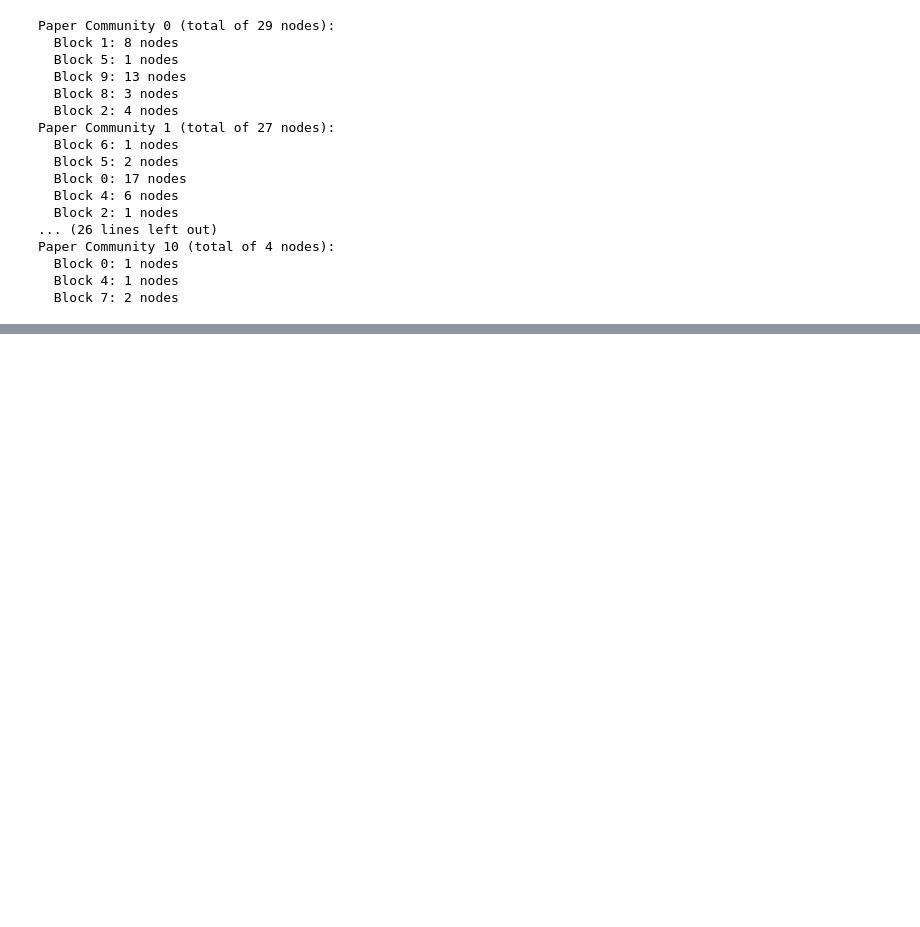
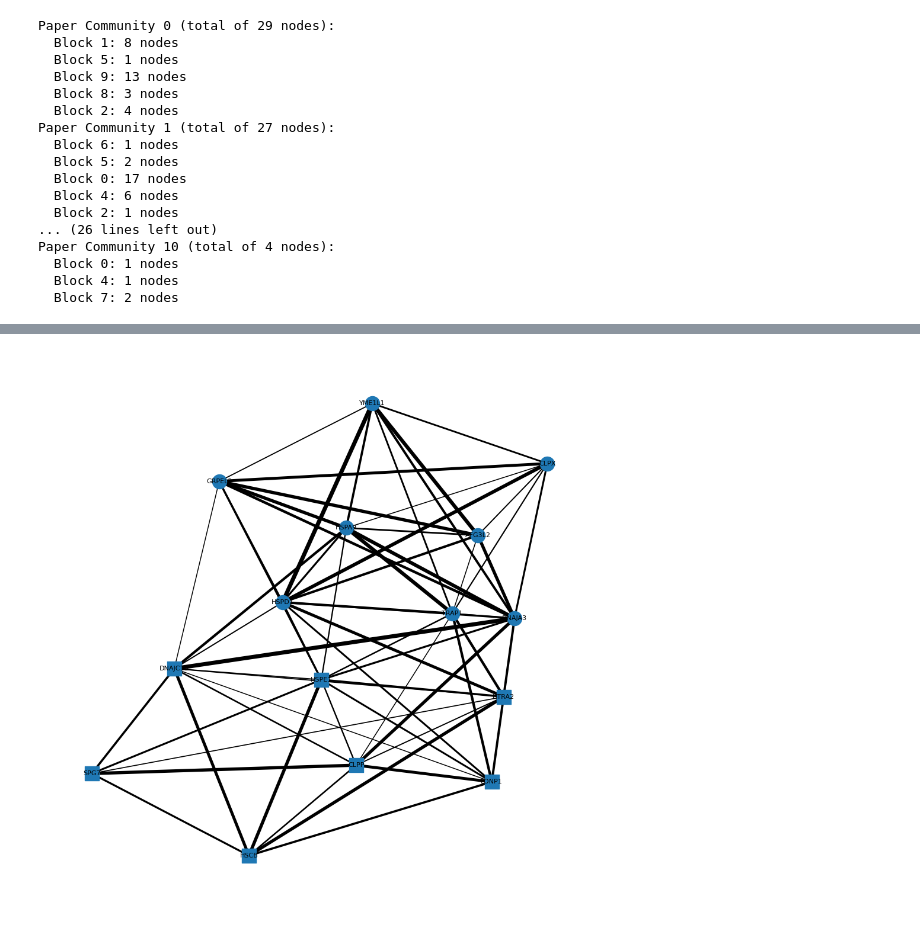
Before and after one commit to xxEthene/ST5225, a Jupyter notebook: lecture8.ipynb, the cells around one changed output, grey strips where cells are left out. Cells and saved outputs as stored; diff of their text form; code cells hidden in the pictures; blank space fills up the shorter version.

```diff
--- a/lecture8.ipynb
+++ b/lecture8.ipynb
@@ -438,0 +584,6 @@ Paper Community 10 (total of 4 nodes):
+# %%
+# Remove all edges the weight of which is below 400
+edges_to_remove = [(u, v) for u, v, d in G.edges(data=True) if d['weight'] < 500]
+G.remove_edges_from(edges_to_remove)
+
+fit_dcsbm(G, q=2,deg_corr=False)
@@ -438,0 +606,16 @@ Paper Community 10 (total of 4 nodes):
+# %%
+# Get community assignments
+community_map = fit_dcsbm(G, q=2, deg_corr=False)
+communities = list(community_map.values())
+shapes = ['o' if c == 0 else 's' for c in communities]
+# Visualise with community shapes
+plt.figure(figsize=(12, 12))
+for shape in set(shapes):
+    nodes_of_shape = [node for node, shp in zip(G.nodes(), shapes) if shp == shape]
+    nx.draw_networkx_nodes(G, pos, nodelist=nodes_of_shape, node_shape=shape, node_size=300)
+nx.draw_networkx_labels(G, pos, font_size=8)
+nx.draw_networkx_edges(G, pos, width=widths)
+plt.axis('off')
+plt.show()
+# %% [output]
+[figure, added]
```
Also changed, not shown: parts of 9 cells of this notebook.
